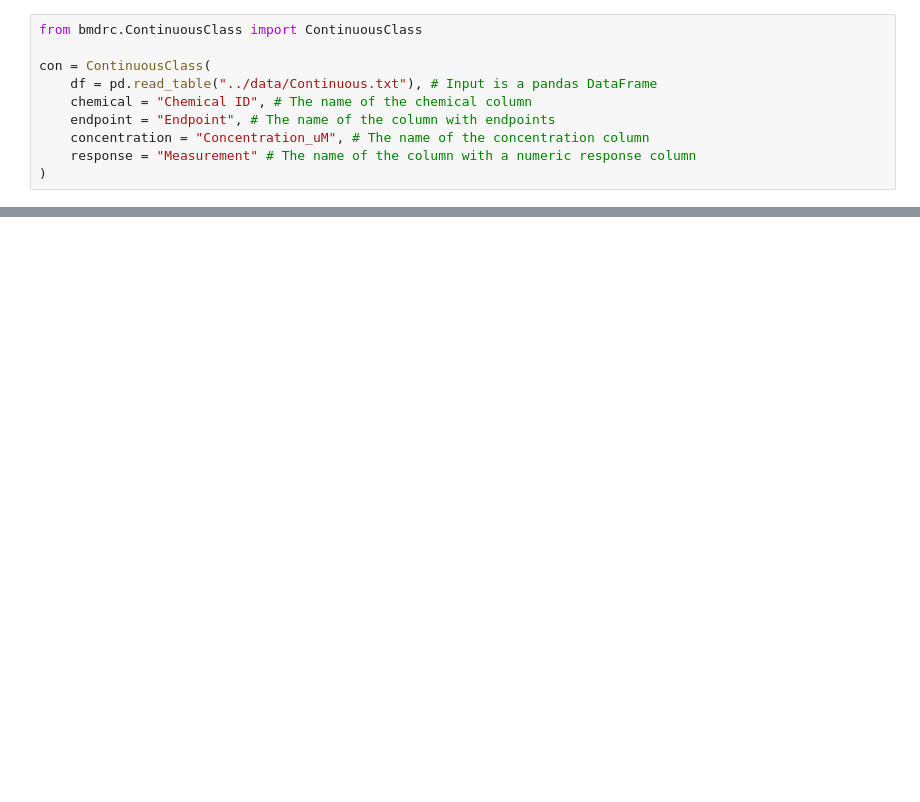
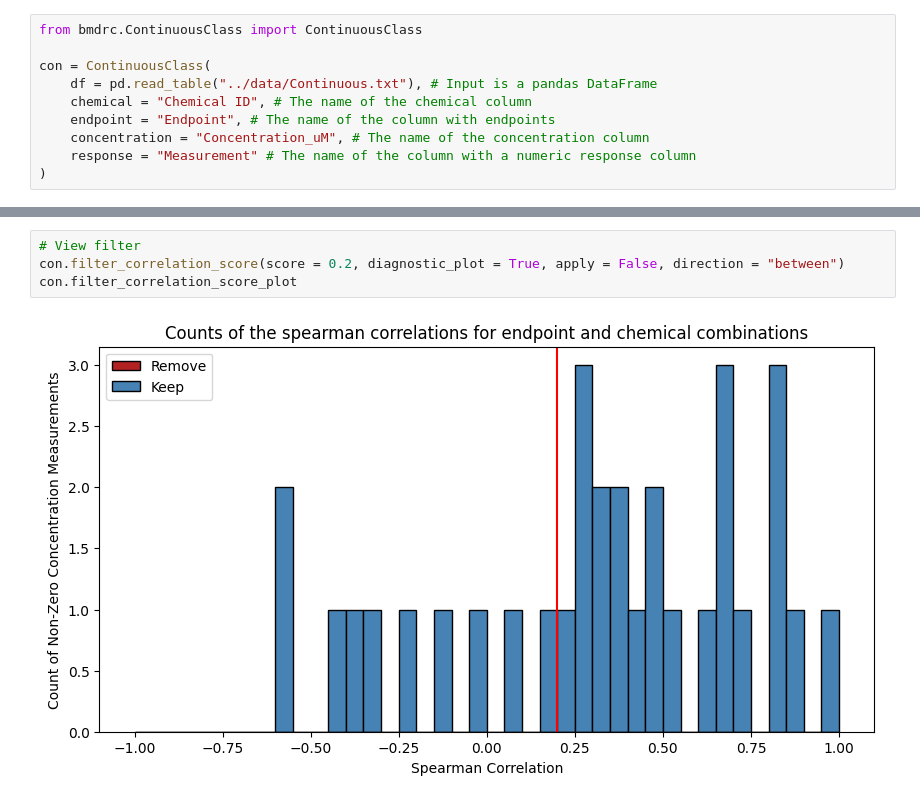
Before and after one commit to PNNL-CompBio/bmdrc, a Jupyter notebook: vignettes/Continuous Class Example.ipynb, the cells around one changed output, grey strips where cells are left out. Saved outputs shown, nothing was run; the diff lists cells and outputs as text; blank space fills up the shorter version.

```diff
--- a/vignettes/Continuous Class Example.ipynb
+++ b/vignettes/Continuous Class Example.ipynb
@@ -66,0 +98,6 @@ array(['Endpoint1', 'Endpoint2', 'Endpoint3', 'Endpoint4'], dtype=object)
+# %%
+# View filter
+con.filter_correlation_score(score = 0.2, diagnostic_plot = True, apply = False, direction = "between")
+con.filter_correlation_score_plot
+# %% [output]
+[figure, added]
```
Also changed, not shown: parts of 9 cells of this notebook, 7 other files.
